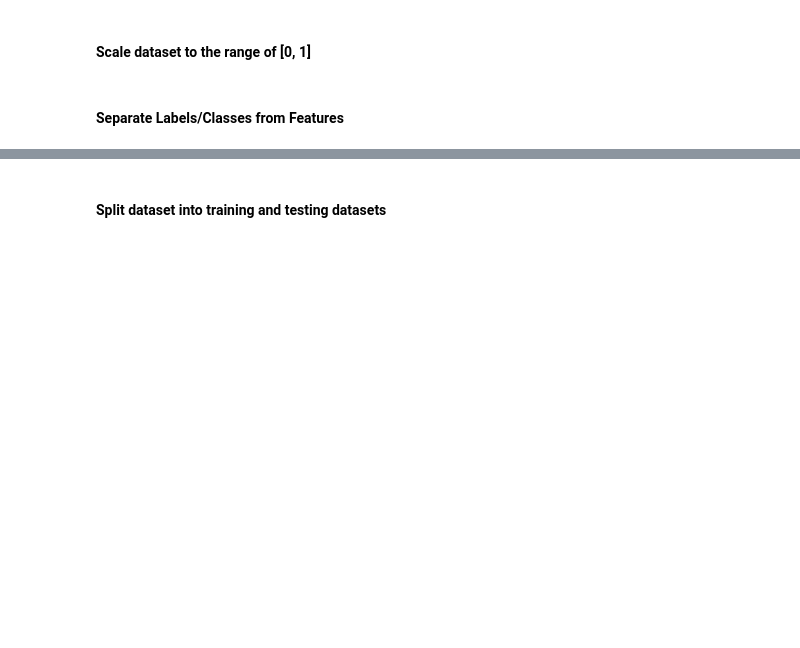
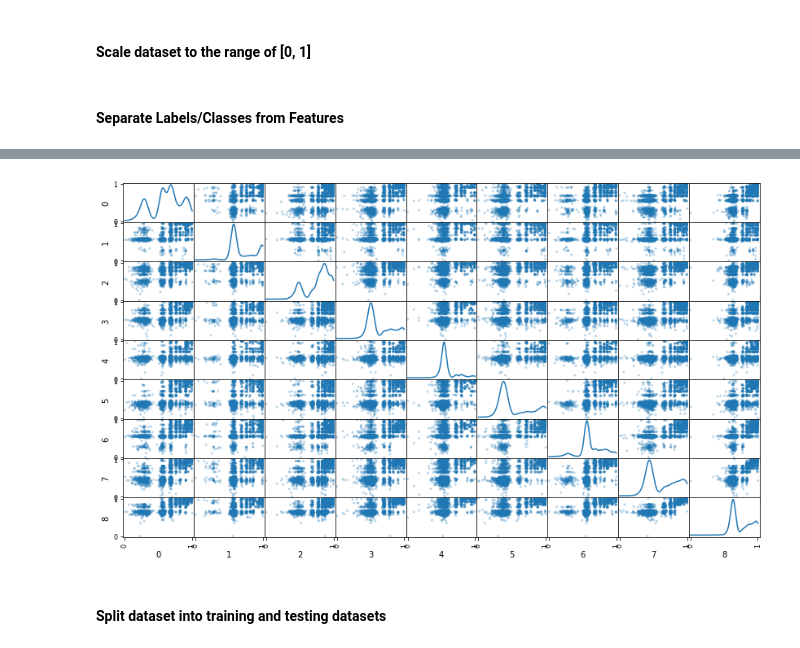
Before and after one commit to VikramSuriyanarayanan/machine-learning, a Jupyter notebook: capstone/capstone.ipynb, the cells around one changed output, grey strips where cells are left out. Cells and saved outputs as stored; diff of their text form; code cells hidden in the pictures; blank space fills up the shorter version.

```diff
--- a/capstone/capstone.ipynb
+++ b/capstone/capstone.ipynb
@@ -74,3 +82,23 @@ features = data.drop(['ID','Diagnosis'], axis = 1)
+# %%
+# Scale the data using the natural logarithm
+log_features = features.copy()
+for feature_name in log_features.columns:
+    log_features[feature_name] = np.log(log_features[feature_name])
+
+log_features = log_features.replace([np.inf, -np.inf], np.nan)
+log_features = log_features.fillna(0)
+
+# log_features = log_features.subtract(log_features.mean())
+
+log_features = scaler.fit_transform(log_features)
+
+# Produce a scatter matrix for each pair of newly-transformed features
+pd.plotting.scatter_matrix(pd.DataFrame(log_features), alpha = 0.3, figsize = (14,8), diagonal = 'kde');
+
+# convert numpy ndarray into Pandas DataFrame
+features = pd.DataFrame(log_features)
+# %% [output]
+[figure, added]
 # %% [markdown]
 #### Split dataset into training and testing datasets
 # %%
```
Also changed, not shown: parts of 7 cells of this notebook.
